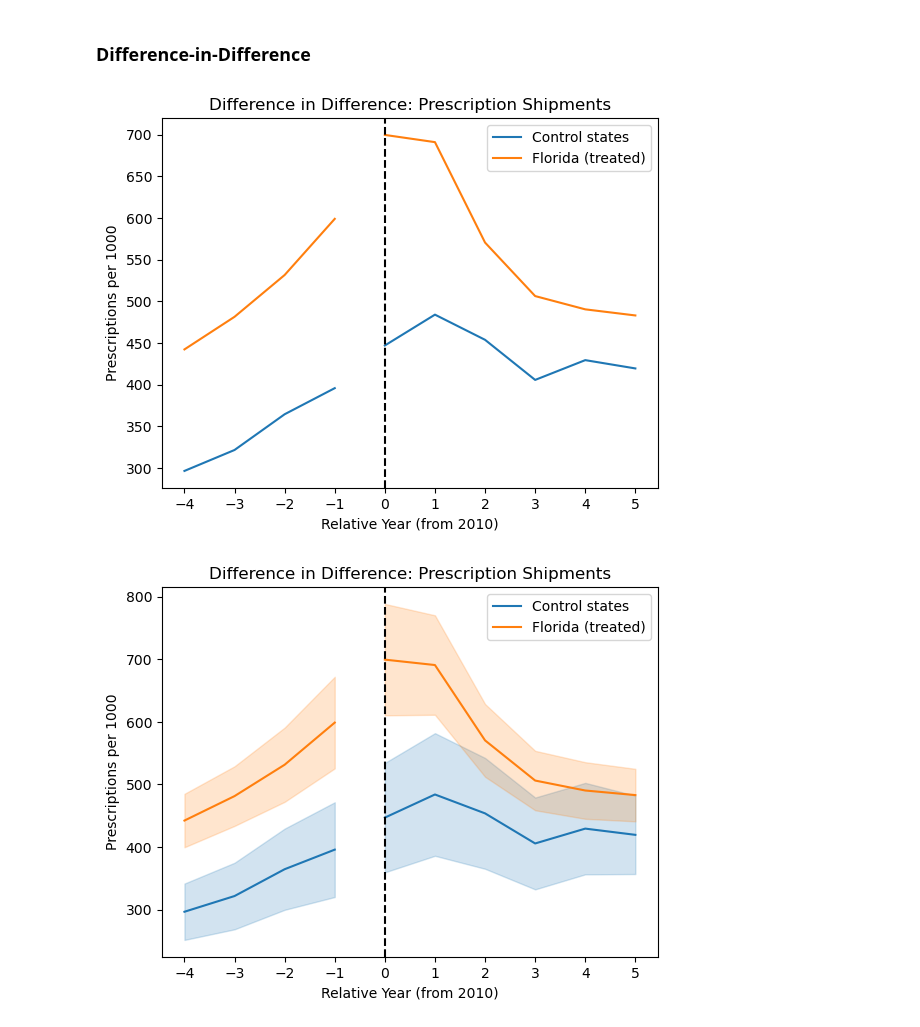
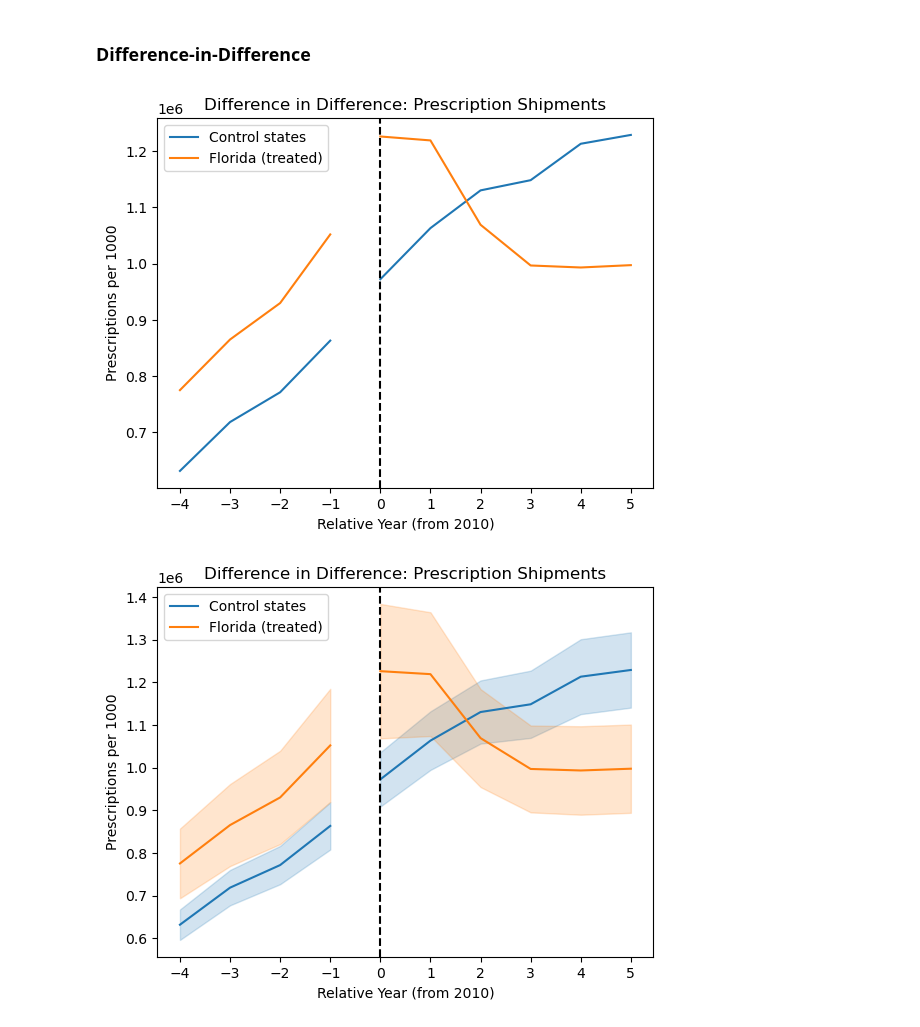
Before and after one commit to rakiranelson/IDS590-Opioids-Final-Project, a Jupyter notebook: opioid_project_analysis.ipynb, the cells around one changed output. Cells and saved outputs as stored; diff of their text form; code cells hidden in the pictures.

```diff
--- a/opioid_project_analysis.ipynb
+++ b/opioid_project_analysis.ipynb
@@ -94,16 +91,17 @@ pre_prescriptions = opioids_states_prescriptions[
 ]
 
 mean_trends = (
-    pre_prescriptions.groupby(["policy_state", "year"])["prescriptions_per_1000"]
+    pre_prescriptions.groupby(["policy_state", "year"])["mme_per_1000"]
     .mean()
     .reset_index()
 )
 
 for group, d in mean_trends.groupby("policy_state"):
     label = "Florida (treated)" if group == 1 else "Control states"
-    plt.plot(d["year"], d["prescriptions_per_1000"], label=label)
+    plt.plot(d["year"], d["mme_per_1000"], label=label)
 
 plt.axvline(2010, color="black", linestyle="--")
+plt.xticks(range(pre_prescriptions["year"].min(), pre_prescriptions["year"].max() + 2))
 plt.legend()
 plt.title("Pre-Trend Check: Opioid Shipments")
 plt.show()
@@ -157,17 +156,13 @@ post_prescriptions = opioids_states_prescriptions[
 ]
 
 pre_prescription_trends = (
-    pre_prescriptions.groupby(["policy_state", "relative_year"])[
-        "prescriptions_per_1000"
-    ]
+    pre_prescriptions.groupby(["policy_state", "relative_year"])["mme_per_1000"]
     .mean()
     .reset_index()
 )
 
 post_prescription_trends = (
-    post_prescriptions.groupby(["policy_state", "relative_year"])[
-        "prescriptions_per_1000"
-    ]
+    post_prescriptions.groupby(["policy_state", "relative_year"])["mme_per_1000"]
     .mean()
     .reset_index()
 )
@@ -179,14 +174,14 @@ for group, d in pre_prescription_trends.groupby("policy_state"):
     label = "Florida (treated)" if group == 1 else "Control states"
     ax_pres.plot(
         d["relative_year"],
-        d["prescriptions_per_1000"],
+        d["mme_per_1000"],
         label=label,
         color=colors[group],
     )
 
 # part of graph after 2010
 for group, d in post_prescription_trends.groupby("policy_state"):
-    ax_pres.plot(d["relative_year"], d["prescriptions_per_1000"], color=colors[group])
+    ax_pres.plot(d["relative_year"], d["mme_per_1000"], color=colors[group])
 
 ax_pres.axvline(0, color="black", linestyle="--")
 ax_pres.set(
@@ -198,7 +193,7 @@ ax_pres.set(
 ax_pres.legend()
 plt.show()
 # %% [output]
-[figure, old version]
+[figure, new version]
 # %%
 colors = ["tab:blue", "tab:orange"]
 post_prescriptions = opioids_states_prescriptions[
@@ -206,9 +201,7 @@ post_prescriptions = opioids_states_prescriptions[
 ]
 
 pre_prescription_trends = (
-    pre_prescriptions.groupby(["policy_state", "relative_year"])[
-        "prescriptions_per_1000"
-    ]
+    pre_prescriptions.groupby(["policy_state", "relative_year"])["mme_per_1000"]
     .agg(["mean", "std", "count"])
     .reset_index()
 )
@@ -217,9 +210,7 @@ pre_prescription_trends["se"] = pre_prescription_trends["std"] / np.sqrt(
 )
 
 post_prescription_trends = (
-    post_prescriptions.groupby(["policy_state", "relative_year"])[
-        "prescriptions_per_1000"
-    ]
+    post_prescriptions.groupby(["policy_state", "relative_year"])["mme_per_1000"]
     .agg(["mean", "std", "count"])
     .reset_index()
 )
@@ -249,34 +240,34 @@ for group, d in pre_prescription_trends.groupby("policy_state"):
         alpha=0.2,
     )
 
 # part of the graph after 2010
 for group, d in post_prescription_trends.groupby("policy_state"):
     # mean line
     ax_pres.plot(
         d["relative_year"],
         d["mean"],
         color=colors[group],
     )
     # SE shading
     ax_pres.fill_between(
         d["relative_year"],
         d["mean"] - 1.96 * d["se"],
         d["mean"] + 1.96 * d["se"],
         color=colors[group],
         alpha=0.2,
     )
 
 ax_pres.axvline(0, color="black", linestyle="--")
 ax_pres.set(
     title="Difference in Difference: Prescription Shipments",
     xlabel="Relative Year (from 2010)",
     ylabel="Prescriptions per 1000",
     xticks=sorted(opioids_states_prescriptions["relative_year"].unique()),
 )
 ax_pres.legend()
 plt.show()
 # %% [output]
-[figure, old version]
+[figure, new version]
 # %%
 post_od = opioids_states_od[opioids_states_od["year"] >= 2010]
 
```
Also changed, not shown: parts of 12 cells of this notebook, 3 other files.
